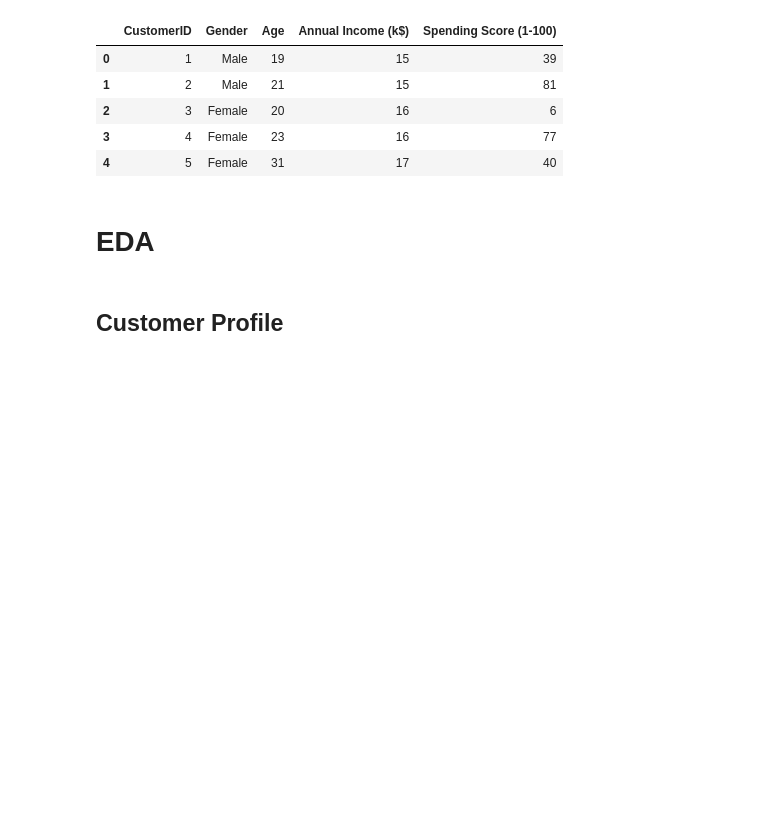
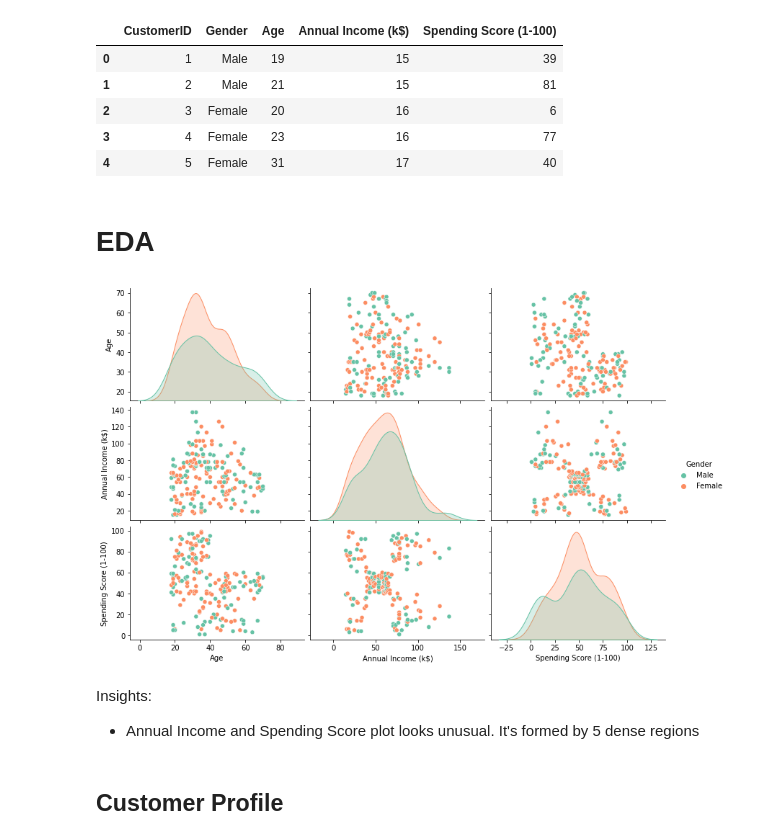
Before and after one commit to roma-glushko/kaggle-mall-customer-segmentation, a Jupyter notebook: index.ipynb, the cells around one changed output. Saved outputs shown, nothing was run; the diff lists cells and outputs as text; code cells hidden in the pictures; blank space fills up the shorter version.

```diff
--- a/index.ipynb
+++ b/index.ipynb
@@ -24,6 +24,13 @@ customer_df.head()
 | 4 | 5 | Female | 31 | 17 | 40 |
 # %% [markdown]
 # EDA
+# %%
+sns.pairplot(customer_df.drop('CustomerID', axis=1), hue='Gender', palette='Set2', aspect=1.5);
+# %% [output]
+[figure, added]
+# %% [markdown]
+Insights:
+- Annual Income and Spending Score plot looks unusual. It's formed by 5 dense regions
 # %% [markdown]
 ## Customer Profile
 # %% [markdown]
```
Also changed, not shown: parts of 2 cells of this notebook.
